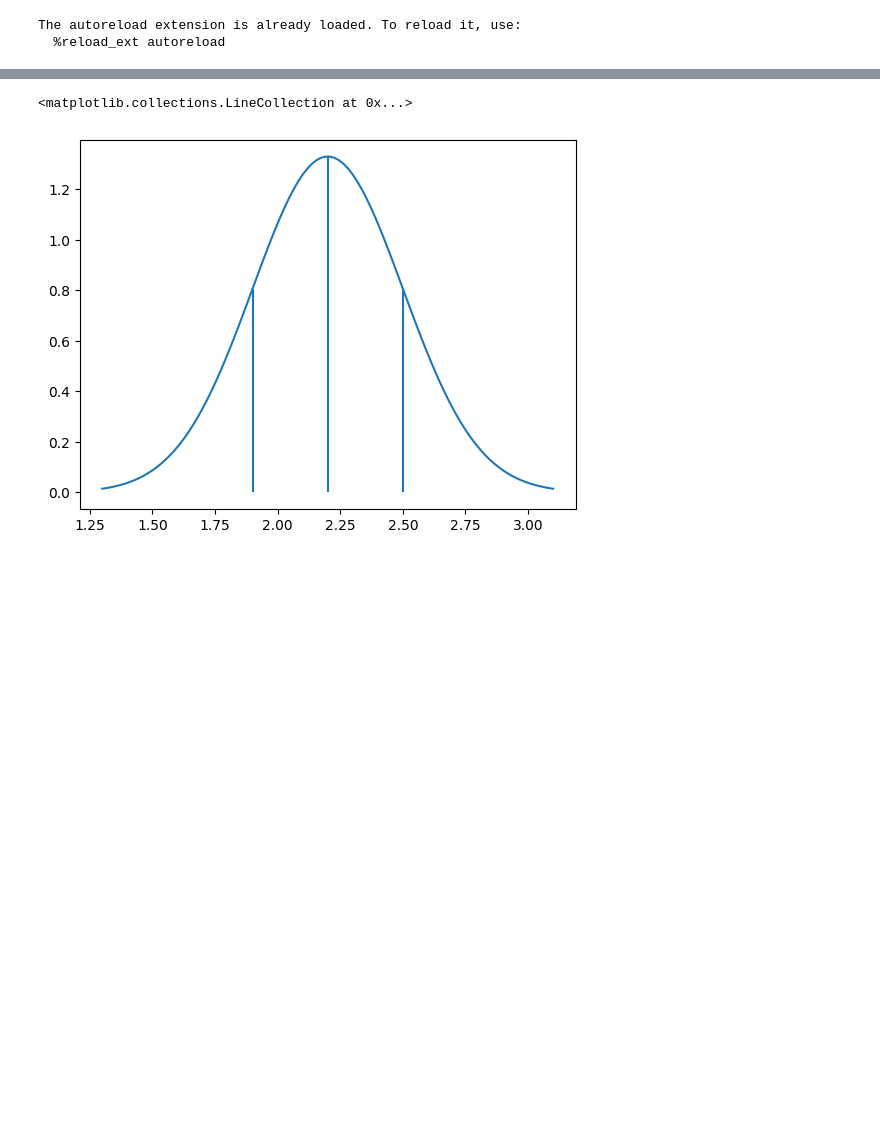
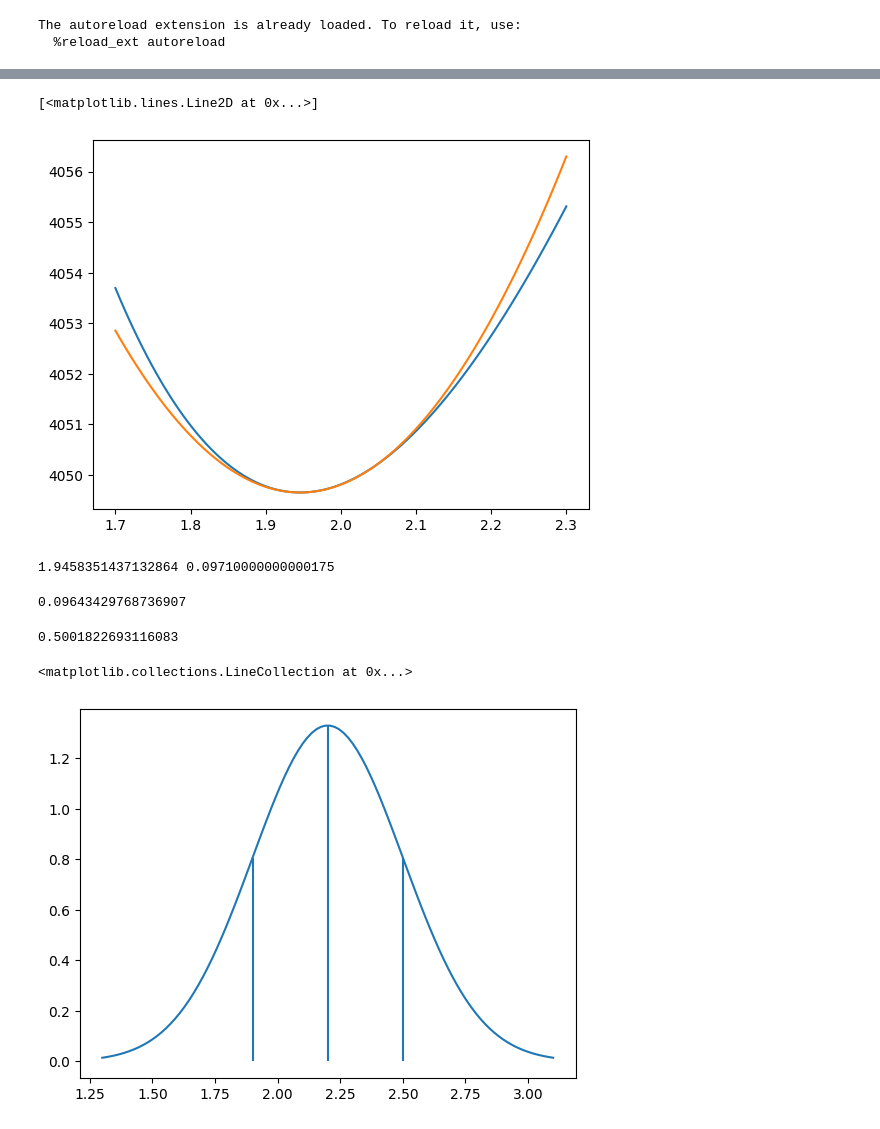
Before and after one commit to kmrakovcic/Mulan, a Jupyter notebook: data_acc_tests.ipynb, the cells around one changed output, grey strips where cells are left out. Cells and saved outputs as stored; diff of their text form; code cells hidden in the pictures; blank space fills up the shorter version.

```diff
--- a/data_acc_tests.ipynb
+++ b/data_acc_tests.ipynb
@@ -12,10 +9,0 @@ ser = tools.interface.open_serial_port()
-# %%
-counts = np.zeros(10)
-bins = np.linspace(0, 20000, 11)
-for i in range(1000):
-    data = tools.interface.read_serial_port(ser) * 0.001
-    hist, bins = np.histogram(data, bins=bins)
-    counts = counts + hist
-    if i % 50 == 0:
-        plt.bar(bins[:-1], counts, width=1000)
-        plt.show()
@@ -202,0 +56,2 @@ print (a.mean())
+# %%
+likelihood = log_likelihood(data_smisleno)
@@ -203,3 +112,27 @@ print (a.mean())
+# %%
+def quadratic (x, tau, tau_err):
+    return 0.5*(1/(tau_err))**2*(x-tau)**2+likelihood([w, tau])
+# %%
+x = np.linspace(1.7, 2.3, 100)
+y = np.array([likelihood([w, i]) for i in x])
+plt.plot (x,y)
+plt.plot (x, quadratic(x, tau, tau_err))
+#plt.vlines(x=tau, ymin=0, ymax=1000)
+# %% [output]
+[<matplotlib.lines.Line2D at 0x...>]
+[figure, added]
+# %%
+print(tau, tau_err)
+# %% [output]
+1.9458351437132864 0.09710000000000175
+# %%
+0.3*tau_err
+# %% [output]
+0.09643429768736907
+# %%
+likelihood([w, tau+tau_err])-likelihood([w, tau])
+# %% [output]
+0.5001822693116083
 # %%
 import scipy
 from matplotlib import pyplot as plt
```
Also changed, not shown: parts of 22 cells of this notebook, 2 other files.
